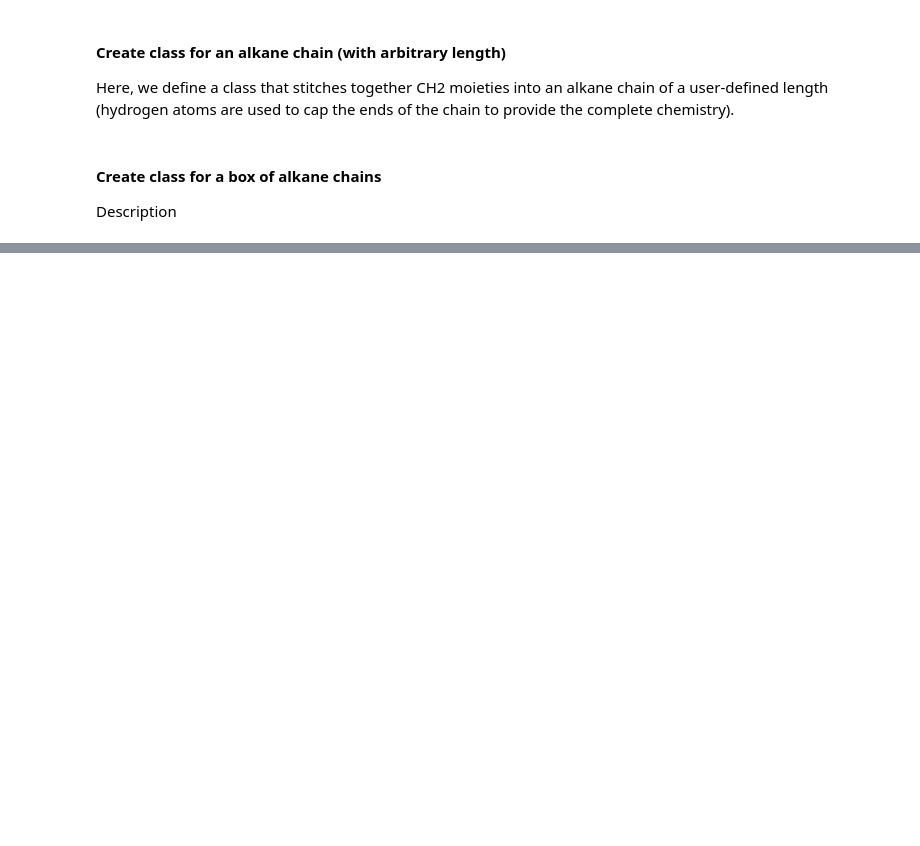
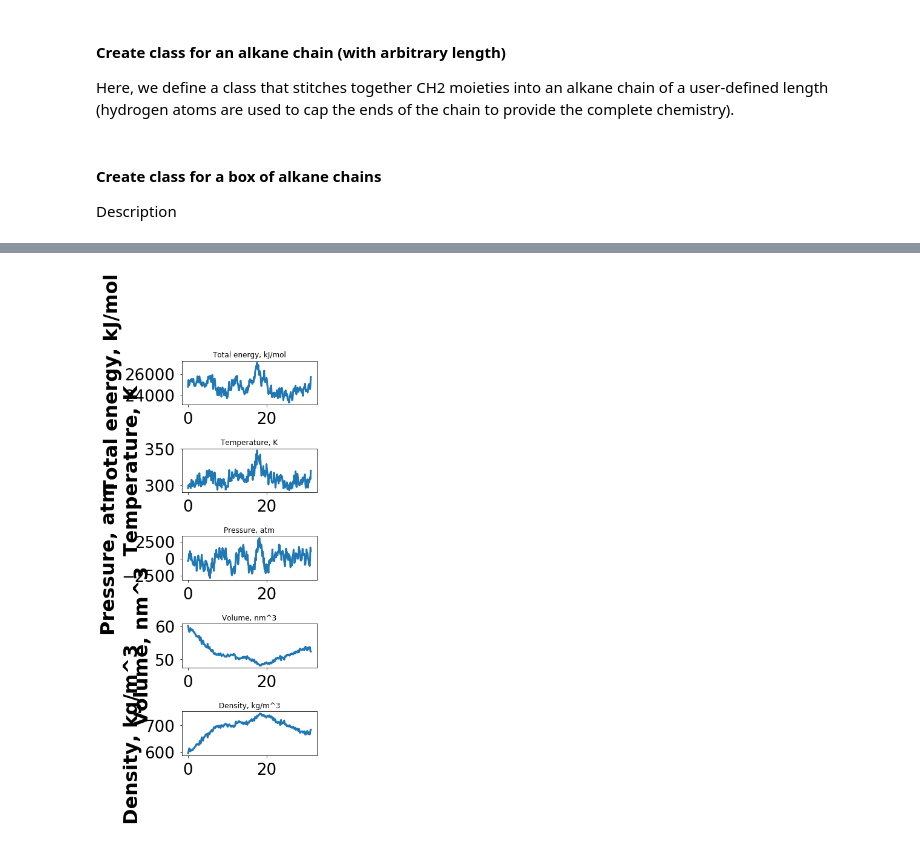
Before and after one commit to summeraz/ucas-workshop, a Jupyter notebook: Session3-Atomistic_MD/Bulk_Alkanes.ipynb, the cells around one changed output, grey strips where cells are left out. Saved outputs shown, nothing was run; the diff lists cells and outputs as text; code cells hidden in the pictures; blank space fills up the shorter version.

```diff
--- a/Session3-Atomistic_MD/Bulk_Alkanes.ipynb
+++ b/Session3-Atomistic_MD/Bulk_Alkanes.ipynb
@@ -126,0 +132,22 @@ Now let's view our systems using the Visual Molecular Dynamics (VMD) program. We
+# %%
+%matplotlib inline
+import matplotlib.pyplot as plt
+import numpy as np
+
+data = np.loadtxt('npt-eq-hexane.xvg', skiprows=27)
+
+# Strip out the very beginning of the run
+data = data[10:]
+
+fig, ax = plt.subplots(5, 1)
+
+properties = ['Total energy, kJ/mol', 'Temperature, K', 'Pressure, atm', 'Volume, nm^3', 'Density, kg/m^3']
+
+for i, sub_ax in enumerate(ax):
+    sub_ax.plot(data[:, 0], data[:, i + 1])
+    sub_ax.set_title(properties[i])
+    sub_ax.set_ylabel(properties[i])
+
+fig.subplots_adjust(hspace=1.0)
+fig.set_size_inches(4, 12)
+plt.show()
@@ -126,0 +196,21 @@ Now let's view our systems using the Visual Molecular Dynamics (VMD) program. We
+# %%
+%matplotlib inline
+import matplotlib.pyplot as plt
+import numpy as np
+
+data = np.loadtxt('npt-prod-hexane.xvg', skiprows=27)
+
+fig, ax = plt.subplots(5, 1)
+
+properties = ['Total energy, kJ/mol', 'Temperature, K', 'Pressure, atm', 'Volume, nm^3', 'Density, kg/m^3']
+
+for i, sub_ax in enumerate(ax):
+    sub_ax.plot(data[:, 0], data[:, i + 1])
+    sub_ax.set_title(properties[i])
+    sub_ax.set_ylabel(properties[i])
+
+fig.subplots_adjust(hspace=1.0)
+fig.set_size_inches(4, 12)
+plt.show()
+# %% [output]
+[figure, added]
```
Also changed, not shown: parts of 15 cells of this notebook, 10 other files.
